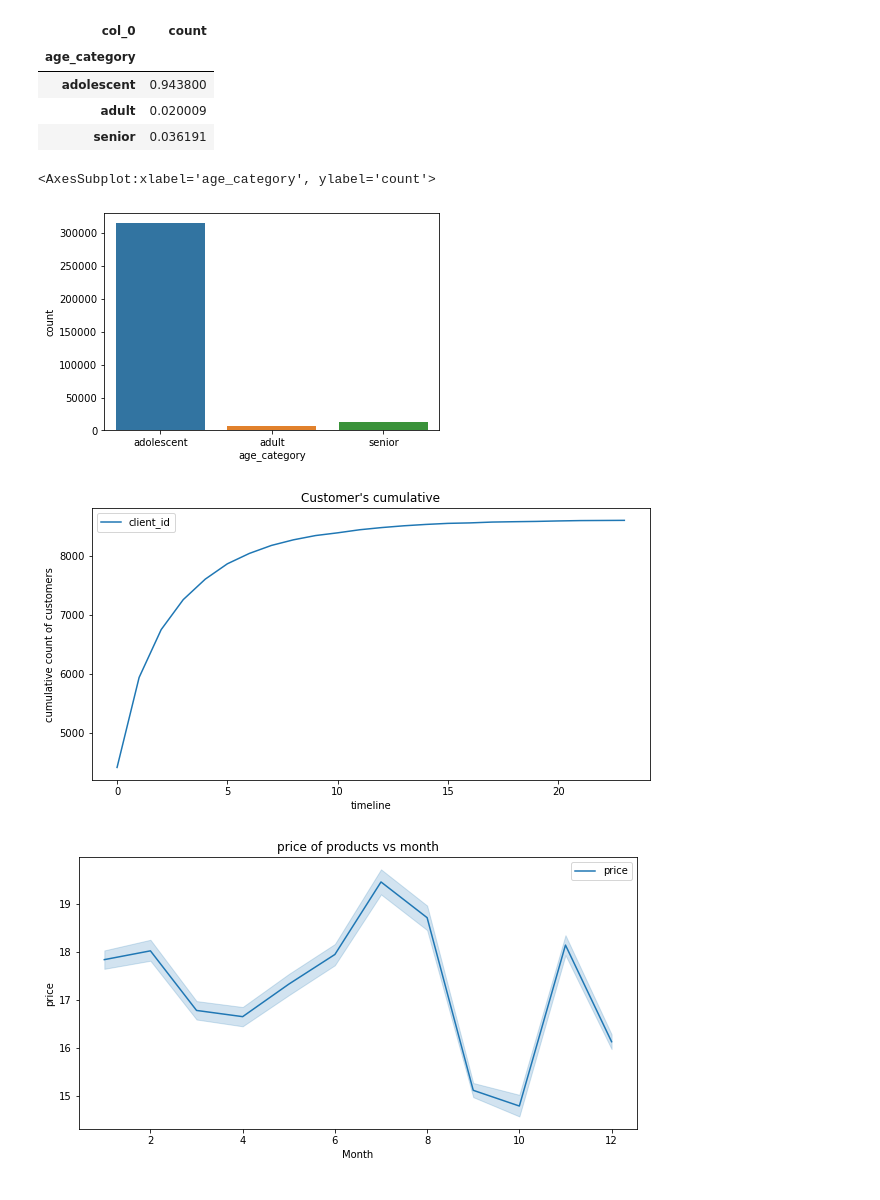
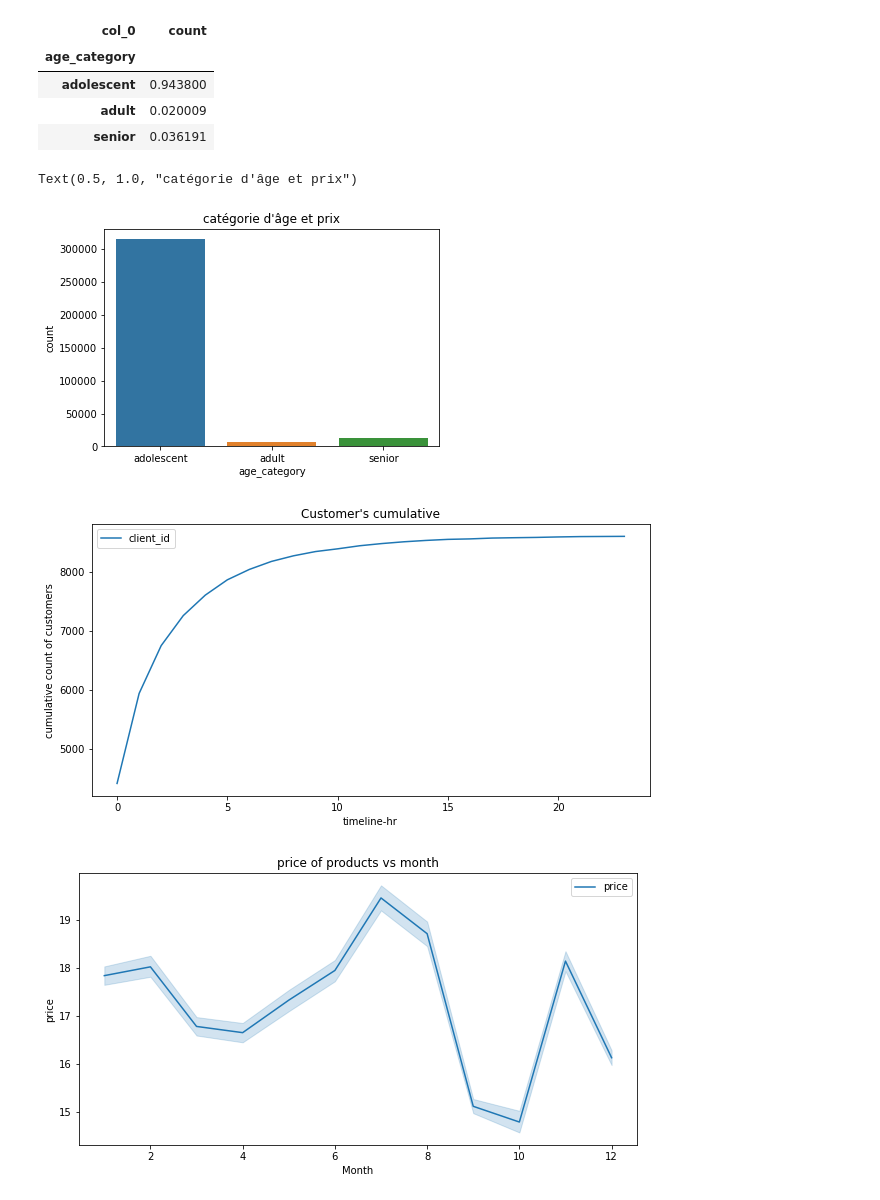
Before and after one commit to beniseolu/online-sale-project, a Jupyter notebook: analysis.ipynb, the cells around one changed output. Cells and saved outputs as stored; diff of their text form; code cells hidden in the pictures.

```diff
--- a/analysis.ipynb
+++ b/analysis.ipynb
@@ -560,25 +576,26 @@ pd.crosstab(cvp['age_category'], columns= 'count', normalize=True)
 # %%
 #their effect on price
 #It is very clear that we have different price ranges for the categories.
 #There is nothing fixed about each category
 #Thus, category of product thus affect price, hence the variable categ seems very useful for modelling.
 #it is very clear that their effect on price are not the same. The effect on price
 #from the category 2 and 1 seems very exceptional. For all category, their median for price are not
 #the same. Category 0 product have more lower price. The category 2 has the highest price
 #while category 2 are the most expensive product.
 sns.countplot(x= 'age_category', data=cvp)
+plt.title('catégorie d\'âge et prix')
 # %% [output]
-<AxesSubplot:xlabel='age_category', ylabel='count'>
+Text(0.5, 1.0, "catégorie d'âge et prix")
-[figure, old version]
+[figure, new version]
 # %%
 #mission 2:2 time series
 cvphour.groupby('hour').count().cumsum().plot(figsize=(10,5))
 plt.title('Customer\'s cumulative')
-plt.xlabel('timeline')
+plt.xlabel('timeline-hr')
 plt.ylabel('cumulative count of customers');
 #customers count increases with time
 # %% [output]
-[figure, old version]
+[figure, new version]
 # %%
 #mean:by month. We noticed that during the middle of the year the average price of good are very high
 #In october, it fell and pick up again and further desscended from november till december.
```
Also changed, not shown: parts of 24 cells of this notebook.
